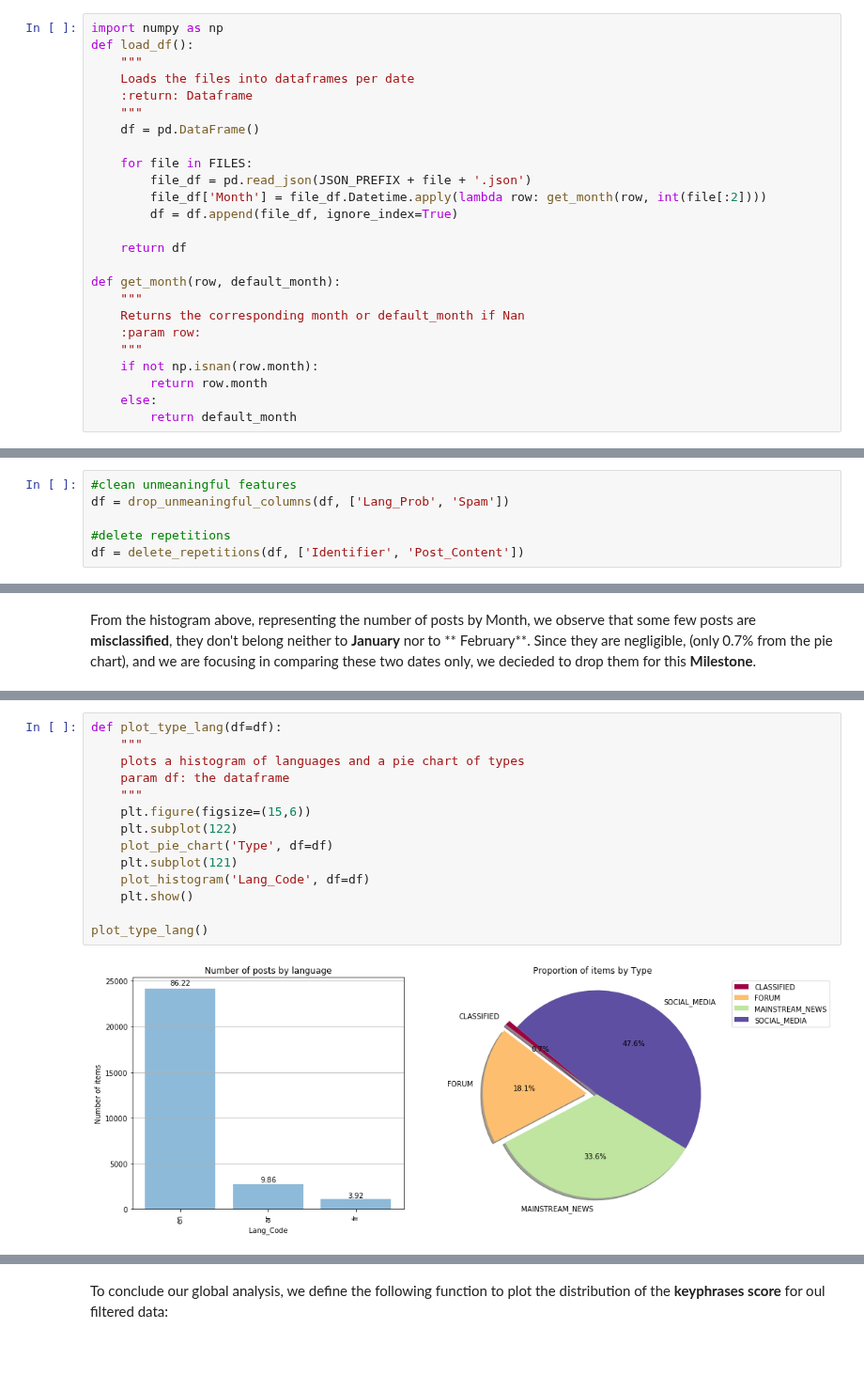
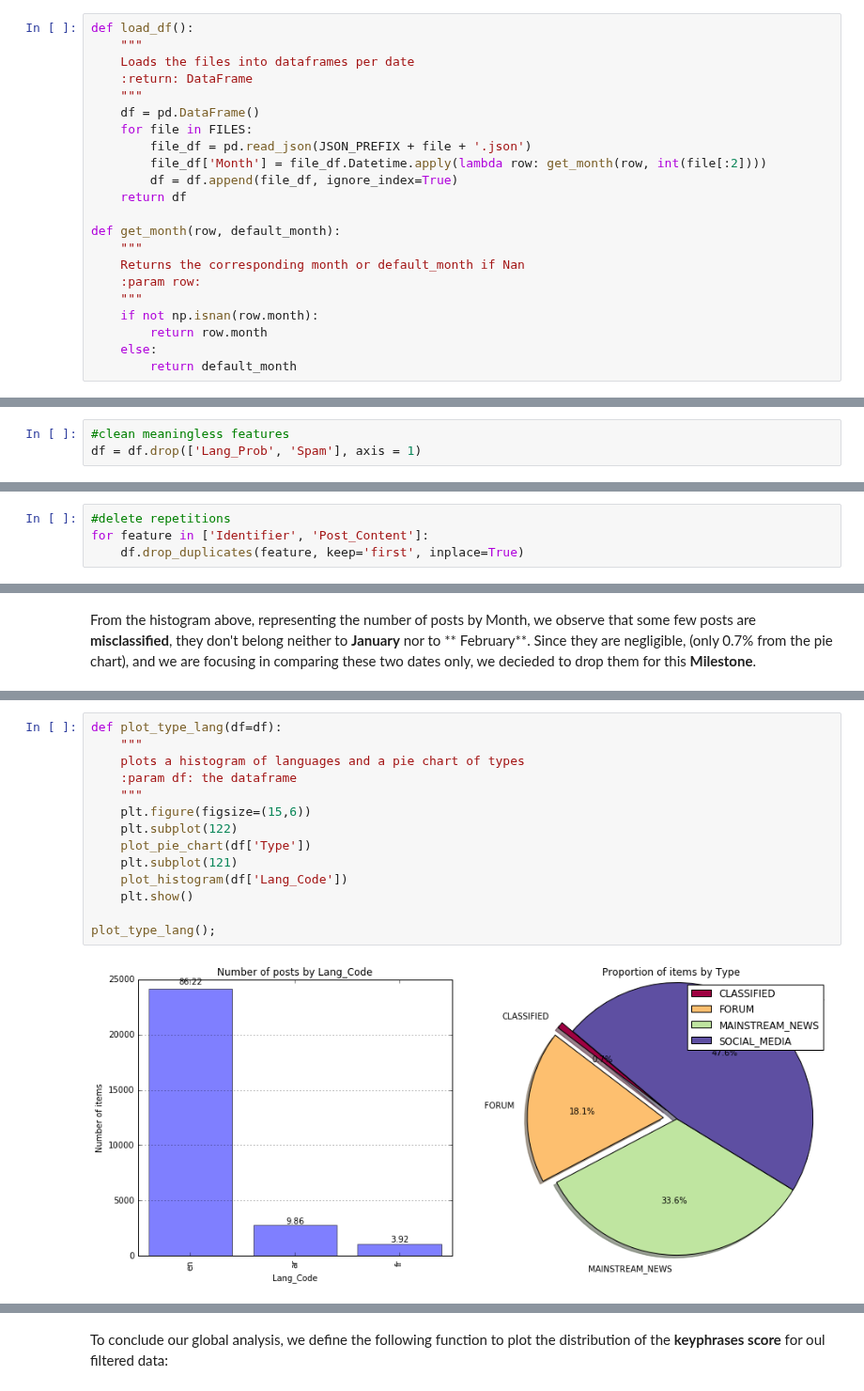
Before and after one commit to KhalilMrini/Revisiting-Arab-Spring, a Jupyter notebook: Project/Project.ipynb, the cells around one changed output, grey strips where cells are left out. Shown at 94% size. Drawn from its saved outputs; the diff is of its cells as text; blank space fills up the shorter version.

```diff
--- a/Project/Project.ipynb
+++ b/Project/Project.ipynb
@@ -521,17 +513,14 @@ We define the following function to load the files from each date into the corre
 # %%
-import numpy as np
 def load_df():
     """
     Loads the files into dataframes per date
-    :return: Dataframe
+    :return: DataFrame
     """
     df = pd.DataFrame()
-
     for file in FILES:
         file_df = pd.read_json(JSON_PREFIX + file + '.json')
         file_df['Month'] = file_df.Datetime.apply(lambda row: get_month(row, int(file[:2])))
         df = df.append(file_df, ignore_index=True)
-
     return df
 
 def get_month(row, default_month):
@@ -589 +569,4 @@ def drop_unmeaningful_columns(df, features_to_drop):
+# %%
+#clean meaningless features
+df = df.drop(['Lang_Prob', 'Spam'], axis = 1)
 # %% [markdown]
@@ -605,9 +574,7 @@ We apply the data cleaning functions to both dataframes:
-# %%
-#clean unmeaningful features
-df = drop_unmeaningful_columns(df, ['Lang_Prob', 'Spam'])
-
-#delete repetitions
-df = delete_repetitions(df, ['Identifier', 'Post_Content'])
+# %%
+#delete repetitions
+for feature in ['Identifier', 'Post_Content']:
+    df.drop_duplicates(feature, keep='first', inplace=True)
 # %% [markdown]
 Let's verify that the values are now unique:
 # %%
@@ -721,17 +685,17 @@ It would also be interesting to observe how the post are **distributed by langua
 # %%
 def plot_type_lang(df=df):
     """
     plots a histogram of languages and a pie chart of types
-    param df: the dataframe
+    :param df: the dataframe
     """
     plt.figure(figsize=(15,6))
     plt.subplot(122)
-    plot_pie_chart('Type', df=df)
+    plot_pie_chart(df['Type'])
     plt.subplot(121)
-    plot_histogram('Lang_Code', df=df)
+    plot_histogram(df['Lang_Code'])
     plt.show()
 
-plot_type_lang()
+plot_type_lang();
 # %% [output]
-[figure, old version]
+[figure, new version]
 # %% [markdown]
```
Also changed, not shown: parts of 52 cells of this notebook, 6 other files.
